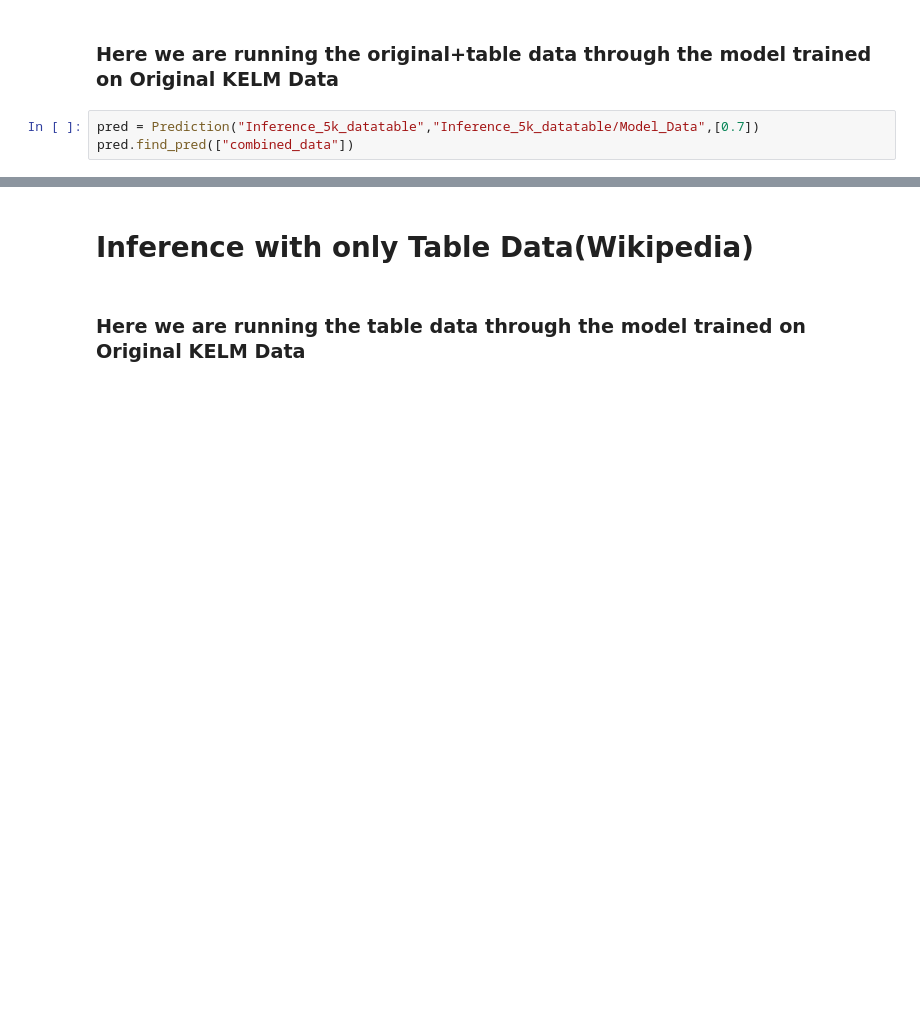
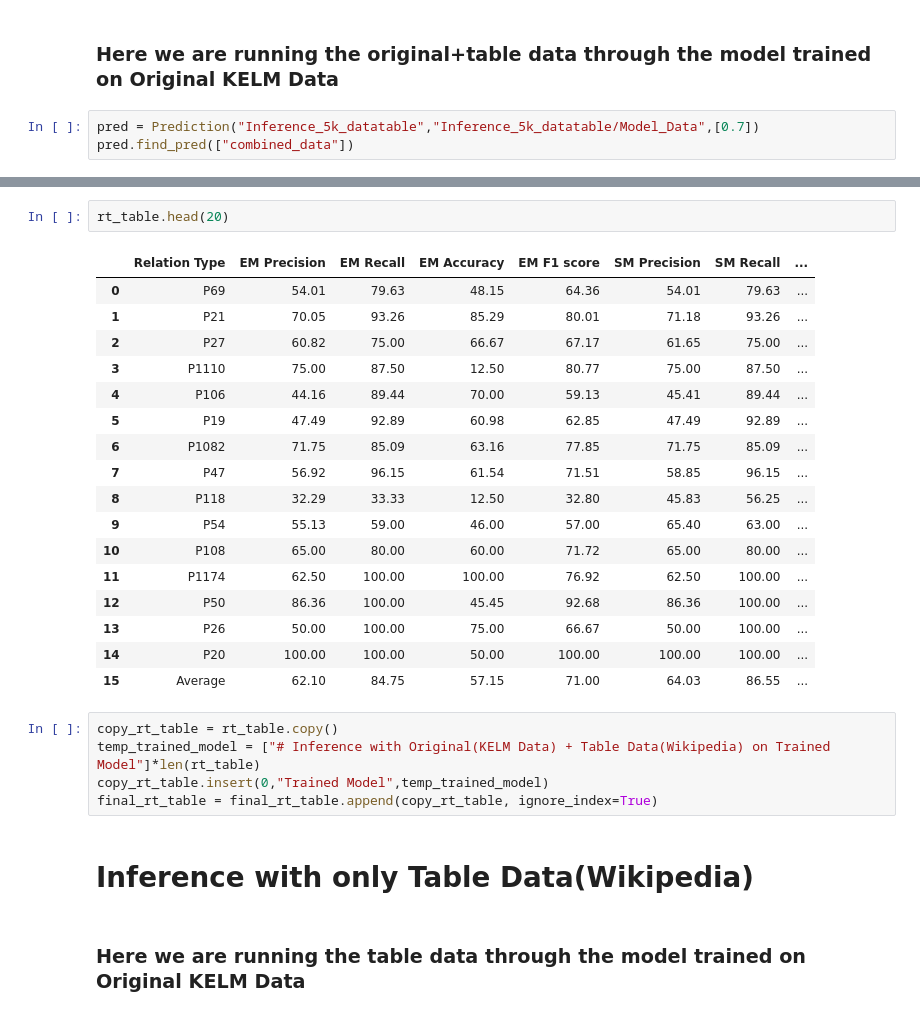
Before and after one commit to usc-isi-i2/NeuralDB, a Jupyter notebook: Data_Statistics.ipynb, the cells around one changed output, grey strips where cells are left out. Saved outputs shown, nothing was run; the diff lists cells and outputs as text; blank space fills up the shorter version.

```diff
--- a/Data_Statistics.ipynb
+++ b/Data_Statistics.ipynb
@@ -564,3 +621,28 @@ Soft Accuracy 65.48 Exact Accuracy 63.54
+# %%
+rt_table.head(20)
+# %% [output]
+|  | Relation Type | EM Precision | EM Recall | EM Accuracy | EM F1 score | SM Precision | SM Recall | ... |
+| 0 | P69 | 54.01 | 79.63 | 48.15 | 64.36 | 54.01 | 79.63 | ... |
+| 1 | P21 | 70.05 | 93.26 | 85.29 | 80.01 | 71.18 | 93.26 | ... |
+| 2 | P27 | 60.82 | 75.00 | 66.67 | 67.17 | 61.65 | 75.00 | ... |
+| 3 | P1110 | 75.00 | 87.50 | 12.50 | 80.77 | 75.00 | 87.50 | ... |
+| 4 | P106 | 44.16 | 89.44 | 70.00 | 59.13 | 45.41 | 89.44 | ... |
+| 5 | P19 | 47.49 | 92.89 | 60.98 | 62.85 | 47.49 | 92.89 | ... |
+| 6 | P1082 | 71.75 | 85.09 | 63.16 | 77.85 | 71.75 | 85.09 | ... |
+| 7 | P47 | 56.92 | 96.15 | 61.54 | 71.51 | 58.85 | 96.15 | ... |
+| 8 | P118 | 32.29 | 33.33 | 12.50 | 32.80 | 45.83 | 56.25 | ... |
+| 9 | P54 | 55.13 | 59.00 | 46.00 | 57.00 | 65.40 | 63.00 | ... |
+| 10 | P108 | 65.00 | 80.00 | 60.00 | 71.72 | 65.00 | 80.00 | ... |
+| 11 | P1174 | 62.50 | 100.00 | 100.00 | 76.92 | 62.50 | 100.00 | ... |
+| 12 | P50 | 86.36 | 100.00 | 45.45 | 92.68 | 86.36 | 100.00 | ... |
+| 13 | P26 | 50.00 | 100.00 | 75.00 | 66.67 | 50.00 | 100.00 | ... |
+| 14 | P20 | 100.00 | 100.00 | 50.00 | 100.00 | 100.00 | 100.00 | ... |
+| 15 | Average | 62.10 | 84.75 | 57.15 | 71.00 | 64.03 | 86.55 | ... |
+# %%
+copy_rt_table = rt_table.copy()
+temp_trained_model = ["# Inference with Original(KELM Data) + Table Data(Wikipedia) on Trained Model"]*len(rt_table)
+copy_rt_table.insert(0,"Trained Model",temp_trained_model)
+final_rt_table = final_rt_table.append(copy_rt_table, ignore_index=True)
 # %% [markdown]
 # Inference with only Table Data(Wikipedia)
 # %% [markdown]
```
Also changed, not shown: parts of 69 cells of this notebook, 2 other files.
